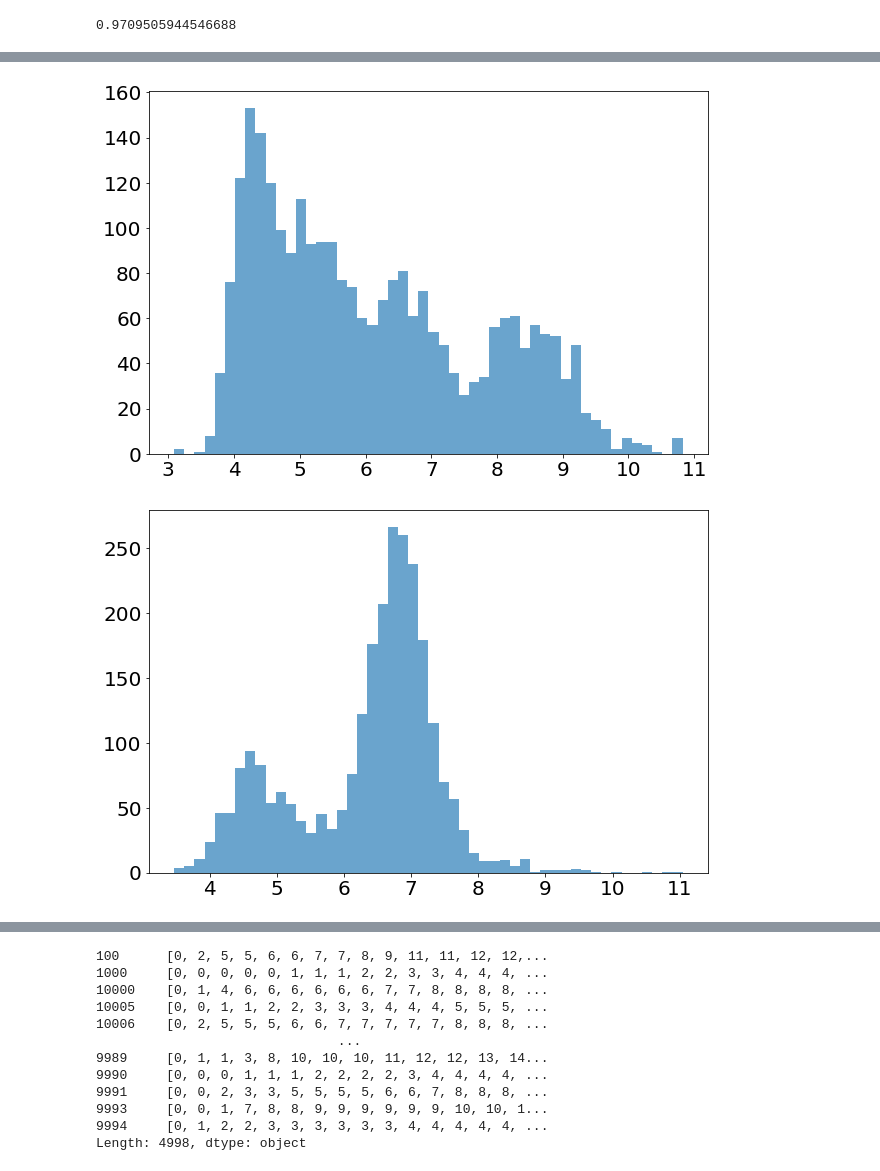
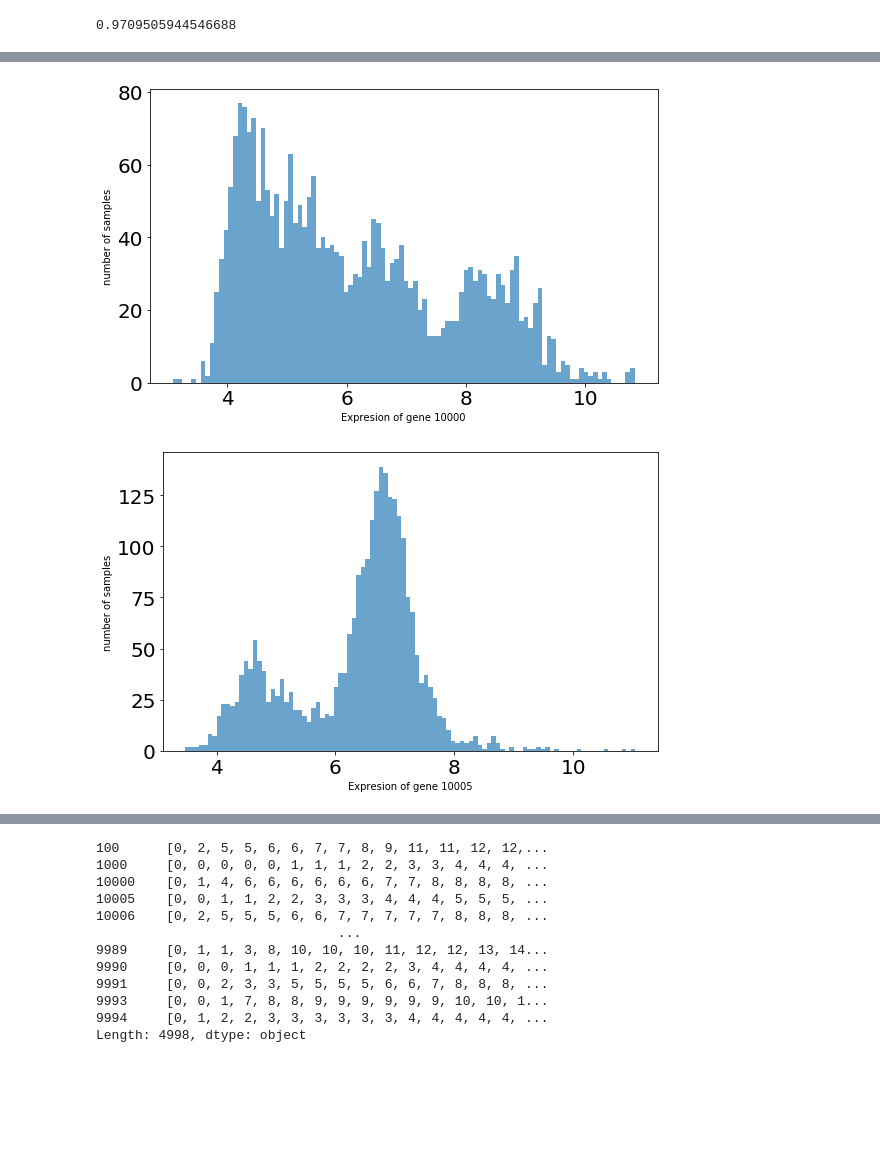
Before and after one commit to farhad-zare/Endo-Gene-, a Jupyter notebook: TSNE& Umap/dimensionality_reduction_analysis.ipynb, the cells around one changed output, grey strips where cells are left out. Cells and saved outputs as stored; diff of their text form; code cells hidden in the pictures; blank space fills up the shorter version.

```diff
--- a/TSNE& Umap/dimensionality_reduction_analysis.ipynb
+++ b/TSNE& Umap/dimensionality_reduction_analysis.ipynb
@@ -485,12 +593,16 @@ matplotlib.pyplot.tight_layout()
 # %%
-matplotlib.pyplot.figure(figsize=(9, 6))
-tempo = matplotlib.pyplot.hist(transpose_expression_qn.iloc[:,2], bins=50, density=False, alpha=2/3)
+matplotlib.pyplot.figure(figsize=(8, 5))
+tempo = matplotlib.pyplot.hist(transpose_expression_qn.iloc[:,2], bins=100, density=False, alpha=2/3)
+matplotlib.pyplot.xlabel('Expresion of gene 10000')
+matplotlib.pyplot.ylabel('number of samples')
 matplotlib.pyplot.tight_layout()
 # %% [output]
-[figure, old version]
+[figure, new version]
 # %%
-matplotlib.pyplot.figure(figsize=(9, 6))
-tempo = matplotlib.pyplot.hist(transpose_expression_qn.iloc[:,3], bins=50, density=False, alpha=2/3)
+matplotlib.pyplot.figure(figsize=(8, 5))
+tempo = matplotlib.pyplot.hist(transpose_expression_qn.iloc[:,3], bins=100, density=False, alpha=2/3)
+matplotlib.pyplot.xlabel('Expresion of gene 10005')
+matplotlib.pyplot.ylabel('number of samples')
 matplotlib.pyplot.tight_layout()
 # %% [output]
-[figure, old version]
+[figure, new version]
```
Also changed, not shown: parts of 57 cells of this notebook.
